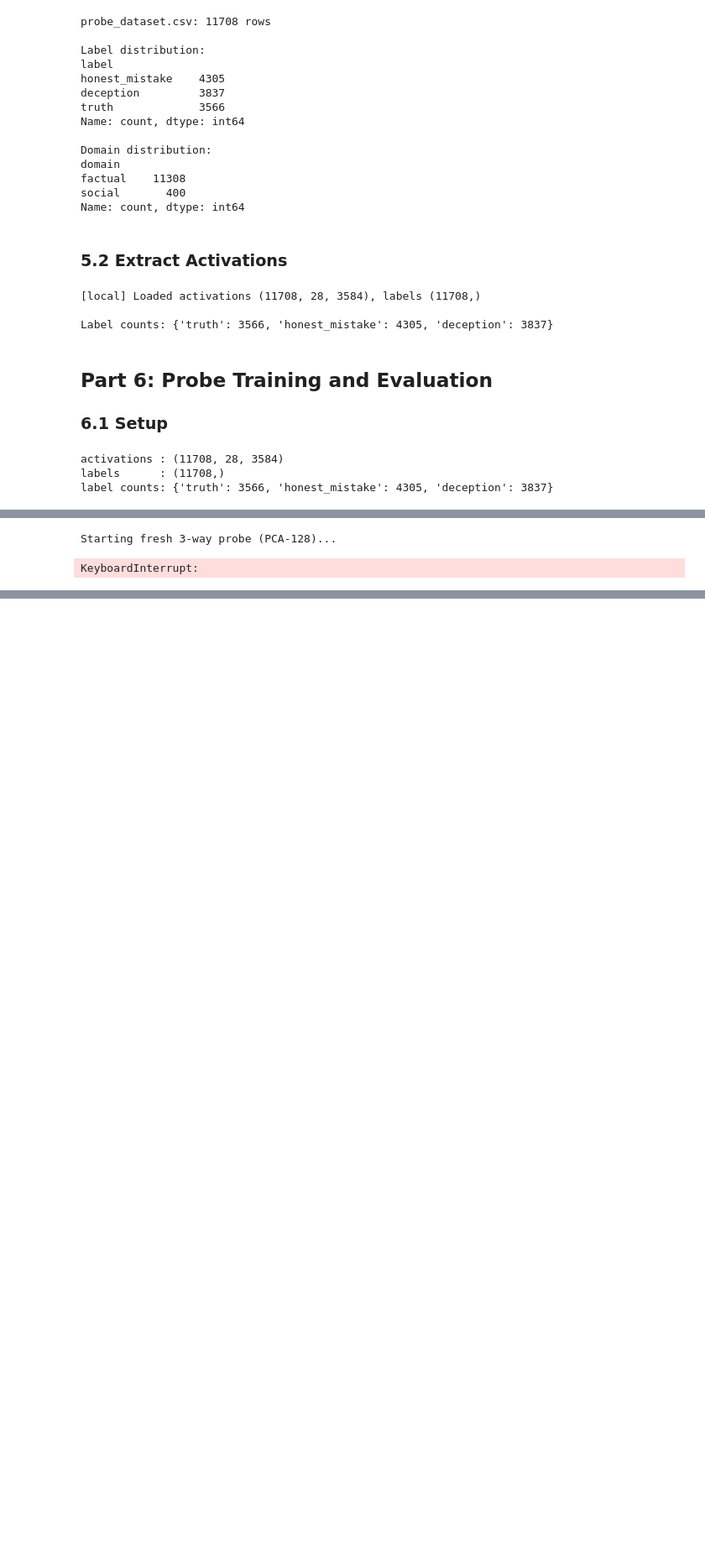
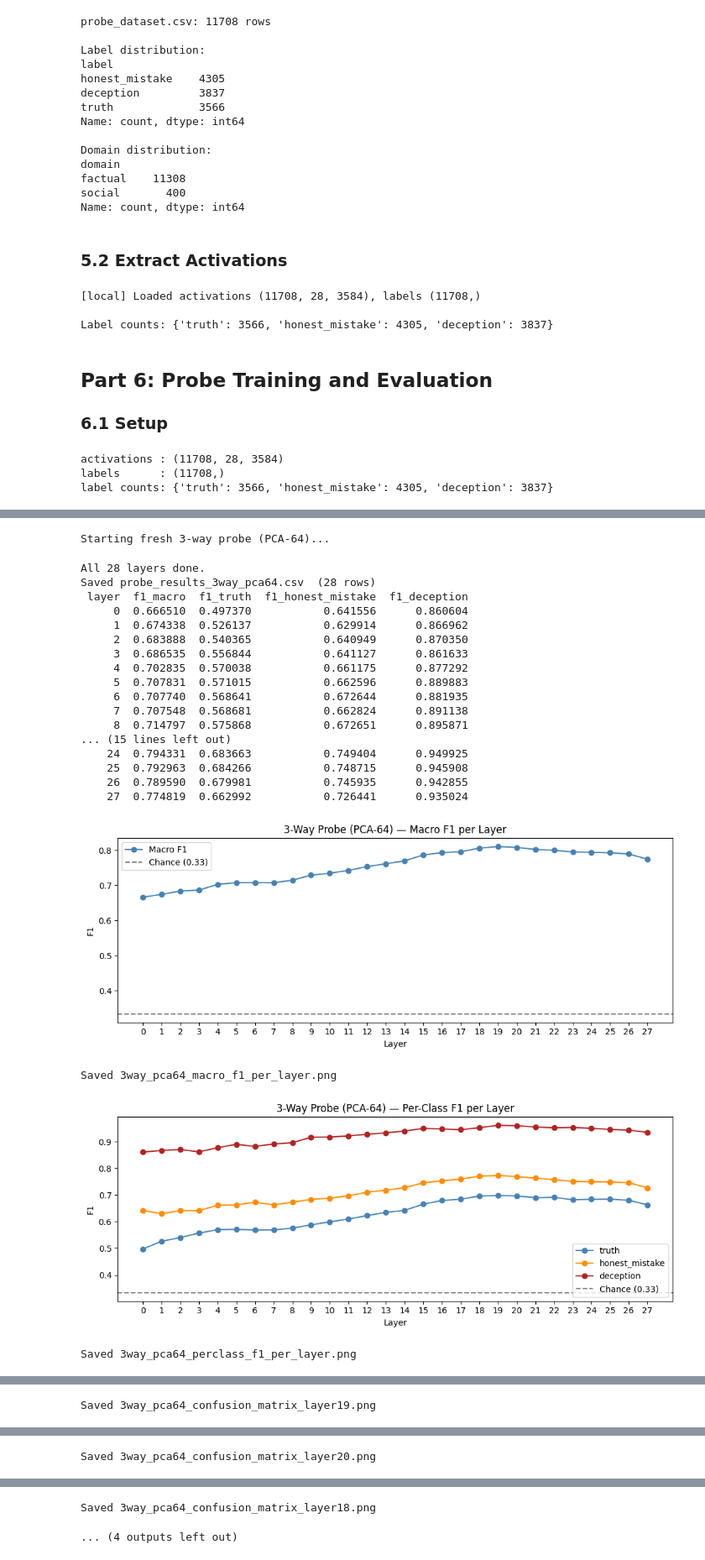
Before and after one commit to TongmengXie/kmsa_2026spring_Algoverse, a Jupyter notebook: kaiyu_generation_and_probing.ipynb, the cells around one changed output, grey strips where cells are left out. Shown at 84% size. Saved outputs shown, nothing was run; the diff lists cells and outputs as text; code cells hidden in the pictures; blank space fills up the shorter version.

```diff
--- a/kaiyu_generation_and_probing.ipynb
+++ b/kaiyu_generation_and_probing.ipynb
@@ -1071,7 +1152,7 @@ Total per layer: 20.5s  →  28 layers: 9.6 min
 # %%
 from utils.analysis import reduce_activations_pca
 
-N_COMPONENTS = 128
+N_COMPONENTS = 64
 
 PCA_ACTS_PATH       = OUTPUT_DIR / f"activations_pca{N_COMPONENTS}.npy"
 PCA_COMPONENTS_PATH = OUTPUT_DIR / f"pca{N_COMPONENTS}_components.npy"
@@ -1125,13 +1208,13 @@ import pickle
 from utils.probe import train_linear_probe
 from tqdm.auto import tqdm
 
-CHECKPOINT_3WAY_PCA = OUTPUT_DIR / "probe_results_3way_pca128_checkpoint.pkl"
-RESULTS_3WAY_PCA_PATH = OUTPUT_DIR / "probe_results_3way_pca128.csv"
+CHECKPOINT_3WAY_PCA = OUTPUT_DIR / "probe_results_3way_pca64_checkpoint.pkl"
+RESULTS_3WAY_PCA_PATH = OUTPUT_DIR / "probe_results_3way_pca64.csv"
 
 # ── Skip if results already exist ────────────────────────────────────────
 if RESULTS_3WAY_PCA_PATH.exists():
     df_3way = pd.read_csv(RESULTS_3WAY_PCA_PATH)
-    print(f"[skip] probe_results_3way_pca128.csv already exists ({len(df_3way)} rows) — skipping probe run.")
+    print(f"[skip] probe_results_3way_pca64.csv already exists ({len(df_3way)} rows) — skipping probe run.")
     print(df_3way[["layer", "f1_macro", "f1_truth", "f1_honest_mistake", "f1_deception"]].to_string(index=False))
 else:
     n_layers = acts_reduced.shape[1]
@@ -1145,11 +1228,11 @@ else:
     else:
         results_3way = []
         done_layers = set()
-        print("Starting fresh 3-way probe (PCA-128)...")
+        print("Starting fresh 3-way probe (PCA-64)...")
 
     # ── Run remaining layers ──────────────────────────────────────────────
     remaining = [i for i in range(n_layers) if i not in done_layers]
-    for layer_idx in tqdm(remaining, desc="3-way probe pca128 (layers)"):
+    for layer_idx in tqdm(remaining, desc="3-way probe pca64 (layers)"):
         layer_acts = acts_reduced[:, layer_idx, :]
         result = train_linear_probe(layer_acts, labels_str)
         result["layer"] = layer_idx
@@ -1161,7 +1244,7 @@ else:
     print(f"All {n_layers} layers done.")
 
     df_3way = save_results_csv(results_3way, RESULTS_3WAY_PCA_PATH)
-    print(f"Saved probe_results_3way_pca128.csv  ({len(df_3way)} rows)")
+    print(f"Saved probe_results_3way_pca64.csv  ({len(df_3way)} rows)")
     print(df_3way[["layer", "f1_macro", "f1_truth", "f1_honest_mistake", "f1_deception"]].to_string(index=False))
 
 # ── Plot 1: Macro F1 per layer ────────────────────────────────────────────
@@ -1173,13 +1256,13 @@ ax.plot(layers, df_3way["f1_macro"], marker="o", color="steelblue", label="Macro
 ax.axhline(chance, color="gray", linestyle="--", label=f"Chance ({chance:.2f})")
 ax.set_xlabel("Layer")
 ax.set_ylabel("F1")
-ax.set_title("3-Way Probe (PCA-128) — Macro F1 per Layer")
+ax.set_title("3-Way Probe (PCA-64) — Macro F1 per Layer")
 ax.legend()
 ax.set_xticks(layers)
 fig.tight_layout()
-fig.savefig(FIGURES_DIR / "3way_pca128_macro_f1_per_layer.png", dpi=150)
+fig.savefig(FIGURES_DIR / "3way_pca64_macro_f1_per_layer.png", dpi=150)
 plt.show()
-print("Saved 3way_pca128_macro_f1_per_layer.png")
+print("Saved 3way_pca64_macro_f1_per_layer.png")
 
 # ── Plot 2: Per-class F1 per layer ────────────────────────────────────────
 CLASS_COLORS = {"truth": "steelblue", "honest_mistake": "darkorange", "deception": "firebrick"}
@@ -1190,48 +1273,68 @@ for cls, color in CLASS_COLORS.items():
 ax.axhline(chance, color="gray", linestyle="--", label=f"Chance ({chance:.2f})")
 ax.set_xlabel("Layer")
 ax.set_ylabel("F1")
-ax.set_title("3-Way Probe (PCA-128) — Per-Class F1 per Layer")
+ax.set_title("3-Way Probe (PCA-64) — Per-Class F1 per Layer")
 ax.legend()
 ax.set_xticks(layers)
 fig.tight_layout()
-fig.savefig(FIGURES_DIR / "3way_pca128_perclass_f1_per_layer.png", dpi=150)
+fig.savefig(FIGURES_DIR / "3way_pca64_perclass_f1_per_layer.png", dpi=150)
 plt.show()
-print("Saved 3way_pca128_perclass_f1_per_layer.png")
+print("Saved 3way_pca64_perclass_f1_per_layer.png")
 
 # ── Plot 3: Confusion matrices for top 5 layers ───────────────────────────
 import seaborn as sns
 
 top5_layers = df_3way.nlargest(5, "f1_macro")["layer"].tolist()
 
 for layer_idx in top5_layers:
     if RESULTS_3WAY_PCA_PATH.exists() and not CHECKPOINT_3WAY_PCA.exists():
         # loaded from CSV — no confusion matrix available; skip
         print(f"[skip] confusion matrix not available when loaded from CSV (layer {layer_idx})")
         continue
     r = results_3way[layer_idx]
     classes = r["classes"]
     cm_norm   = r["confusion_matrix_norm"]
     cm_counts = r["confusion_matrix"]
 
     fig, ax = plt.subplots(figsize=(5, 4))
     sns.heatmap(
         cm_norm,
         annot=[[f"{cm_norm[i,j]:.2f}\n({cm_counts[i,j]})" for j in range(3)] for i in range(3)],
         fmt="",
         xticklabels=classes,
         yticklabels=classes,
         cmap="Blues",
         vmin=0, vmax=1,
         ax=ax,
     )
     ax.set_xlabel("Predicted")
     ax.set_ylabel("True")
-    ax.set_title(f"3-Way Probe (PCA-128) — Confusion Matrix (Layer {layer_idx:02d}, Macro F1={r['f1_macro']:.3f})")
+    ax.set_title(f"3-Way Probe (PCA-64) — Confusion Matrix (Layer {layer_idx:02d}, Macro F1={r['f1_macro']:.3f})")
     fig.tight_layout()
-    fname = FIGURES_DIR / f"3way_pca128_confusion_matrix_layer{layer_idx:02d}.png"
+    fname = FIGURES_DIR / f"3way_pca64_confusion_matrix_layer{layer_idx:02d}.png"
     fig.savefig(fname, dpi=150)
     plt.show()
-    print(f"Saved 3way_pca128_confusion_matrix_layer{layer_idx:02d}.png")
+    print(f"Saved 3way_pca64_confusion_matrix_layer{layer_idx:02d}.png")
 # %% [output]
-Starting fresh 3-way probe (PCA-128)...
+Starting fresh 3-way probe (PCA-64)...
-KeyboardInterrupt:
+All 28 layers done.
+Saved probe_results_3way_pca64.csv  (28 rows)
+ layer  f1_macro  f1_truth  f1_honest_mistake  f1_deception
+     0  0.666510  0.497370           0.641556      0.860604
+     1  0.674338  0.526137           0.629914      0.866962
+     2  0.683888  0.540365           0.640949      0.870350
+     3  0.686535  0.556844           0.641127      0.861633
+     4  0.702835  0.570038           0.661175      0.877292
+     5  0.707831  0.571015           0.662596      0.889883
+     6  0.707740  0.568641           0.672644      0.881935
+     7  0.707548  0.568681           0.662824      0.891138
+     8  0.714797  0.575868           0.672651      0.895871
+... (15 lines left out)
+    24  0.794331  0.683663           0.749404      0.949925
+    25  0.792963  0.684266           0.748715      0.945908
+    26  0.789590  0.679981           0.745935      0.942855
+    27  0.774819  0.662992           0.726441      0.935024
+[figure, added]
+Saved 3way_pca64_macro_f1_per_layer.png
+[figure, added]
+Saved 3way_pca64_perclass_f1_per_layer.png
@@ -1237,0 +1342 @@ KeyboardInterrupt:
+Saved 3way_pca64_confusion_matrix_layer19.png
@@ -1237,0 +1344 @@ KeyboardInterrupt:
+Saved 3way_pca64_confusion_matrix_layer20.png
@@ -1238 +1346,3 @@ KeyboardInterrupt:
+Saved 3way_pca64_confusion_matrix_layer18.png
+... (4 outputs left out)
 # %%
```
Also changed, not shown: parts of 16 cells of this notebook, 23 other files.
